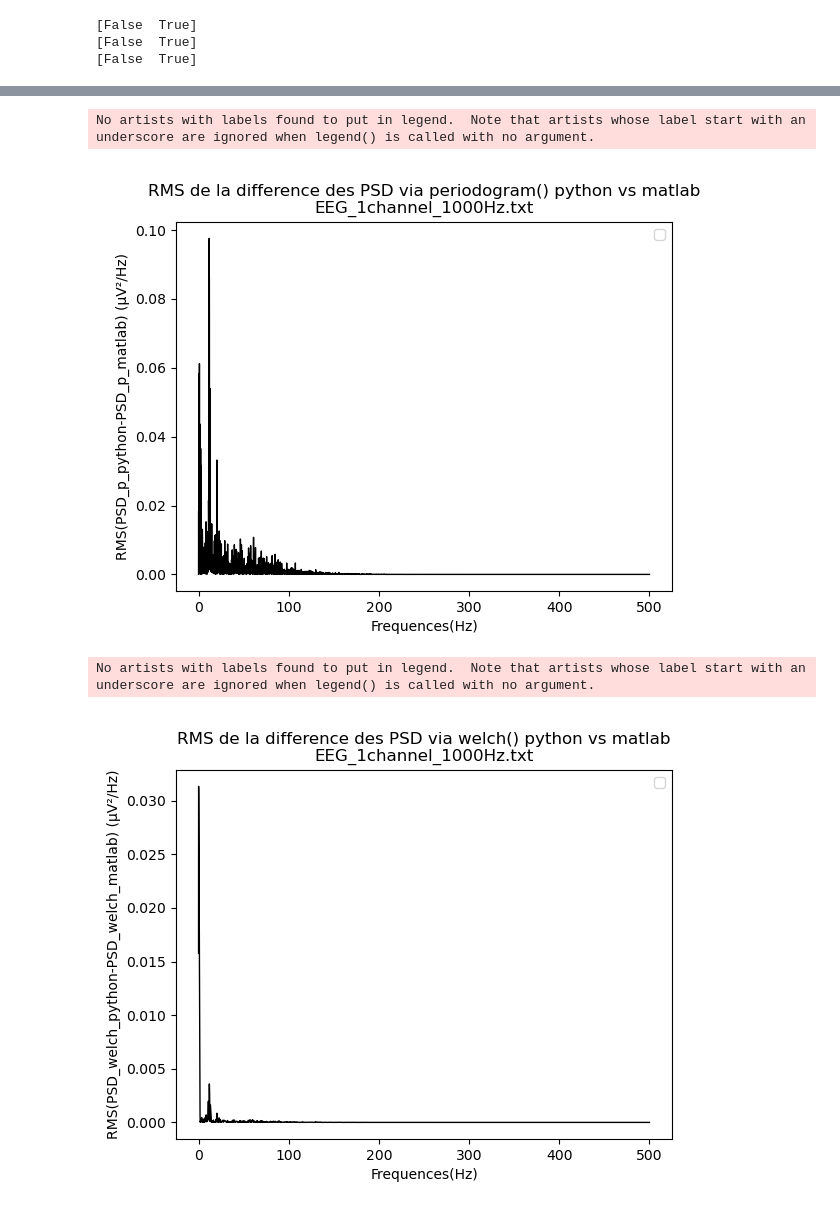
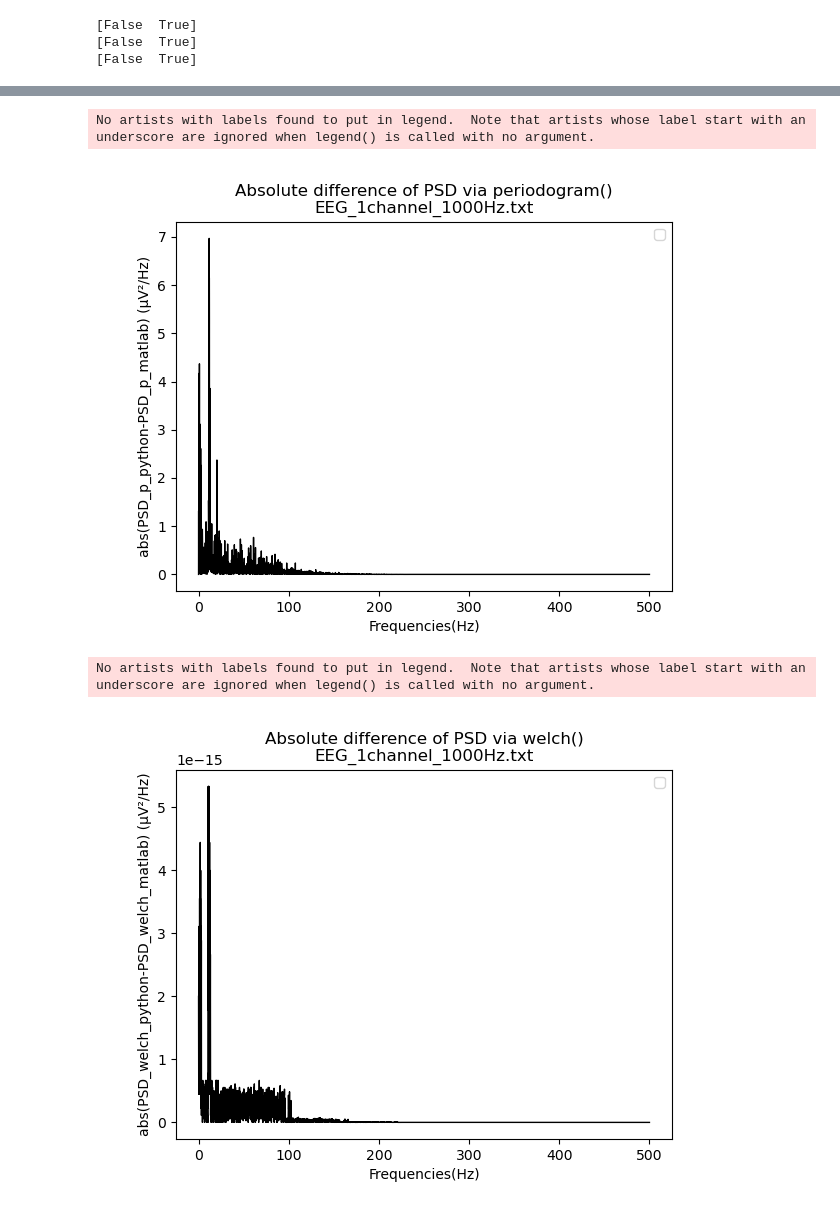
Before and after one commit to iwissemben/Stage_Signal_Physio, a Jupyter notebook: SRC/comparisons_1channel1000Hz.ipynb, the cells around one changed output, grey strips where cells are left out. Saved outputs shown, nothing was run; the diff lists cells and outputs as text; code cells hidden in the pictures.

Commit message:
PSD estimation comparison Matlab vs Scipy
-comparisons_1channel1000Hz.ipynb : compare  3 PSD estimation methods results from matlab with python

```diff
--- a/SRC/comparisons_1channel1000Hz.ipynb
+++ b/SRC/comparisons_1channel1000Hz.ipynb
@@ -91,2 +148,23 @@ RMS_PSD_w=np.sqrt(squared_PSD_diff_w/PSD_diff_w.shape[0])
+# %%
+def cv_percent(python,matlab):
+    diff=python-matlab
+    squared_diff=diff**2
+    var=np.sqrt(squared_diff)
+    mean=(python+matlab)/2
+    cv=(var/mean)*100
+    return cv
+
+def abs_distance(python,matlab):
+    diff=python-matlab
+    absolute_diff=abs(diff)
+    return(absolute_diff)
+
+cv_fft=cv_percent(PSD_fft_python[:,1],PSD_fft_matlab[:,1])
+cv_p=cv_percent(PSD_p_python[:,1],PSD_p_matlab[:,1])
+cv_w=cv_percent(PSD_w_python[:,1],PSD_w_matlab[:,1])
+
+absdiff_fft=abs_distance(PSD_fft_python[:,1],PSD_fft_matlab[:,1])
+absdiff_p=abs_distance(PSD_p_python[:,1],PSD_p_matlab[:,1])
+absdiff_w=abs_distance(PSD_w_python[:,1],PSD_w_matlab[:,1])
 # %%
 single_plot(FILENAME,fig_number=3,
@@ -100,18 +178,18 @@ No artists with labels found to put in legend.  Note that artists whose label st
 # %%
 single_plot(FILENAME,fig_number=4,
-            x=PSD_p_python[:,0],y=RMS_PSD_p,
-            fig_title="RMS de la difference des PSD via periodogram() python vs matlab",
-            ylabel="RMS(PSD_p_python-PSD_p_matlab) (µV²/Hz)",
-            xlabel="Frequences(Hz)")
+            x=PSD_p_python[:,0],y=absdiff_p,
+            fig_title="Absolute difference of PSD via periodogram()",
+            ylabel="abs(PSD_p_python-PSD_p_matlab) (µV²/Hz)",
+            xlabel="Frequencies(Hz)")
 # %% [output]
 No artists with labels found to put in legend.  Note that artists whose label start with an underscore are ignored when legend() is called with no argument.
-[figure, old version]
+[figure, new version]
 # %%
 single_plot(FILENAME,fig_number=5,
-            x=PSD_w_python[:,0],y=RMS_PSD_w,
-            fig_title="RMS de la difference des PSD via welch() python vs matlab",
-            ylabel="RMS(PSD_welch_python-PSD_welch_matlab) (µV²/Hz)",
-            xlabel="Frequences(Hz)")
+            x=PSD_w_python[:,0],y=absdiff_w,
+            fig_title="Absolute difference of PSD via welch()",
+            ylabel="abs(PSD_welch_python-PSD_welch_matlab) (µV²/Hz)",
+            xlabel="Frequencies(Hz)")
 # %% [output]
 No artists with labels found to put in legend.  Note that artists whose label start with an underscore are ignored when legend() is called with no argument.
-[figure, old version]
+[figure, new version]
```
Also changed, not shown: parts of 27 cells of this notebook, 4 other files.
